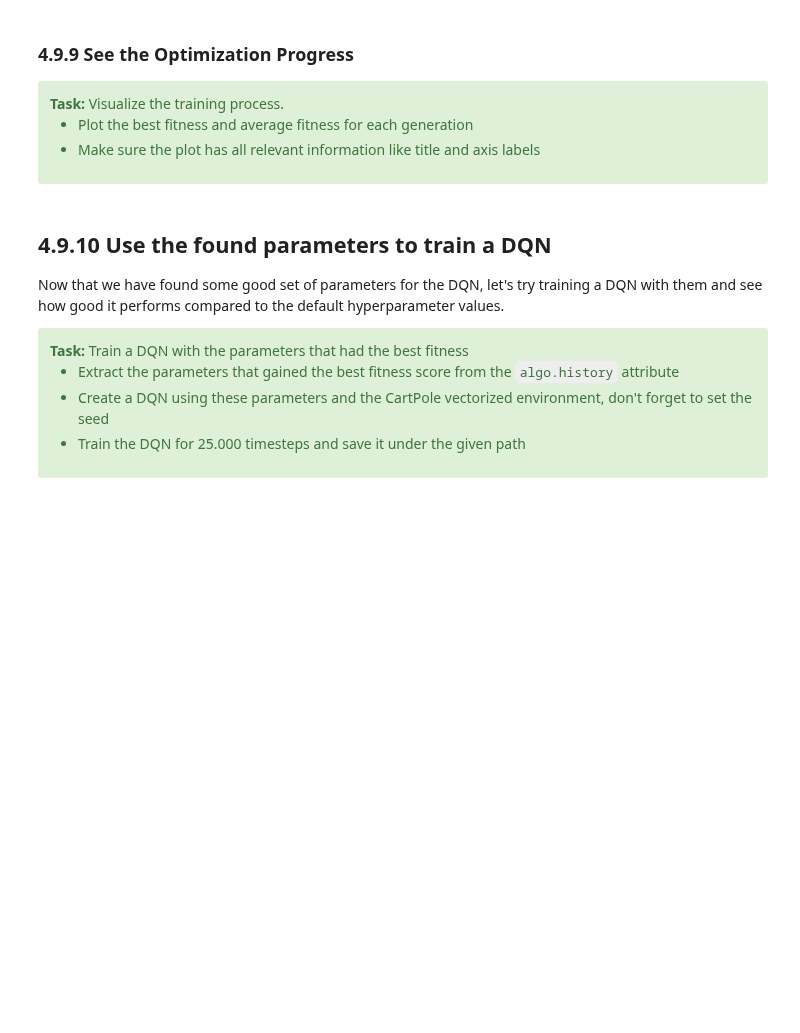
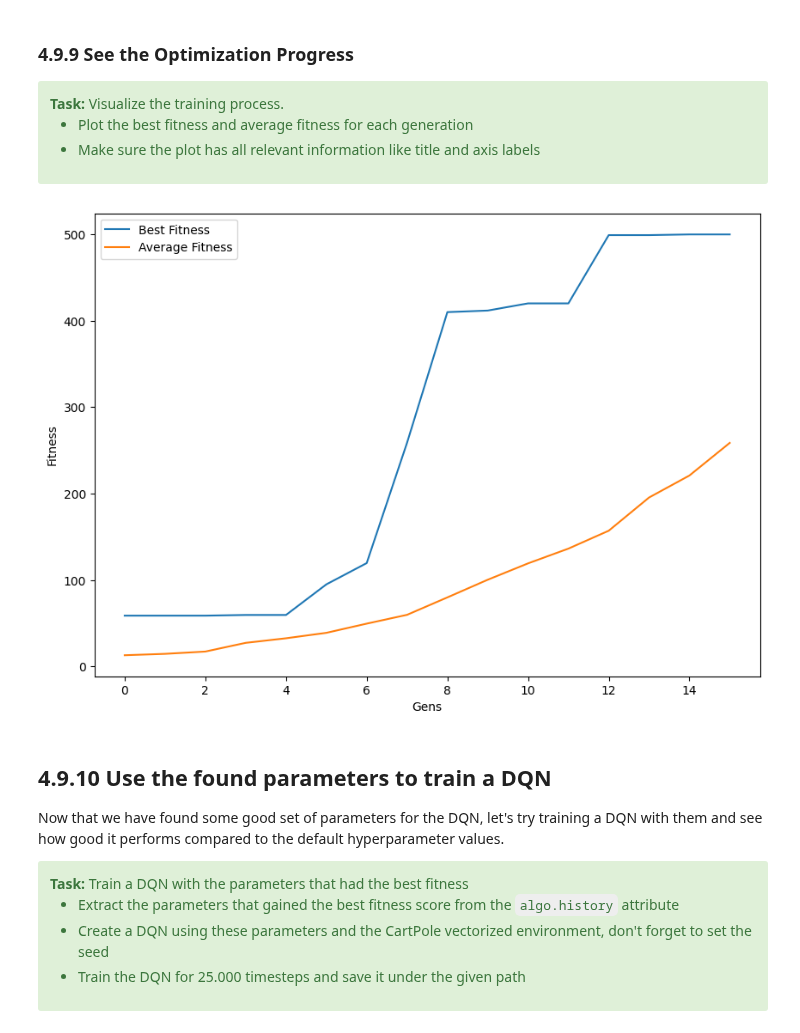
Before and after one commit to anton-seifert/LAMA, a Jupyter notebook: task-5-rl-ea/Task 6.2 - RL Continuous Environments and Evolutionary Algorithms.ipynb, the cells around one changed output. Cells and saved outputs as stored; diff of their text form; code cells hidden in the pictures; blank space fills up the shorter version.

```diff
--- a/task-5-rl-ea/Task 6.2 - RL Continuous Environments and Evolutionary Algorithms.ipynb
+++ b/task-5-rl-ea/Task 6.2 - RL Continuous Environments and Evolutionary Algorithms.ipynb
@@ -351,8 +368,17 @@ class Selection(GAStep):
         selection: list = []
 
         ### STUDENT CODE HERE (2 pts)
+        import random
 
+        population.sort(key= lambda x: x.fitness, reverse=True) #normally ascending order, inplace sort
 
+        fittest = []
+        fittest = population[:self._amount_best]
+
+        remaining = population[self._amount_best:]
+        randoms = random.sample(remaining, self._amount_random)
+
+        selection = fittest + randoms
         ### STUDENT CODE until HERE
 
         return selection
@@ -584,8 +630,9 @@ class Survival(GAStep):
             List of surviving individuals with highest fitness scores, length <= n_individuals
         """
         ### STUDENT CODE HERE (1 pt)
-
-
+        population.sort(key = lambda x: x.fitness, reverse= True)
+        survivers = population[:self._n]
+        return survivers
         ### STUDENT CODE until HERE
 
 test_pop = create_random_population(10)
@@ -667,8 +716,12 @@ class GeneticAlgorithm:
         for i in range(generations):
 
             ### STUDENT CODE HERE (3 pts)
+            parents = self._selection_step._do(self._population)
+            children = self._crossover_step._do(parents)
+            mutated = self._mutate_step._do(children)
 
-
+            combined_population = self._population + mutated
+            self._population = self._survival_step._do(combined_population)
             ### STUDENT CODE until HERE
 
             # print some information
@@ -716,3 +782,30 @@ out = algo.evolve(15)
+# %%
+# STUDENT CODE HERE (3 pts)
+best_fit = []
+average_fit= []
+fittest_individuals = []
+
+for population in algo.history:
+    fittest_individual = max(population, key = lambda x: x.fitness)# returns whole object with highest fitness score
+    average = np.mean([individual.fitness for individual in population])
+
+    fittest_individuals.append(fittest_individual)
+    best_fit.append(fittest_individual.fitness)
+    average_fit.append(average)
+
+#print(best_fit)
+
+plt.figure(figsize=(10,7))
+plt.plot(best_fit,label = "Best Fitness")
+plt.plot(average_fit, label = "Average Fitness")
+plt.xlabel("Gens")
+plt.ylabel("Fitness")
+plt.legend()
+plt.show()
+
+# STUDENT CODE until HERE
+# %% [output]
+[figure, added]
 # %% [markdown]
 ## 4.9.10 Use the found parameters to train a DQN
 
```
Also changed, not shown: parts of 11 cells of this notebook, 4 other files.
